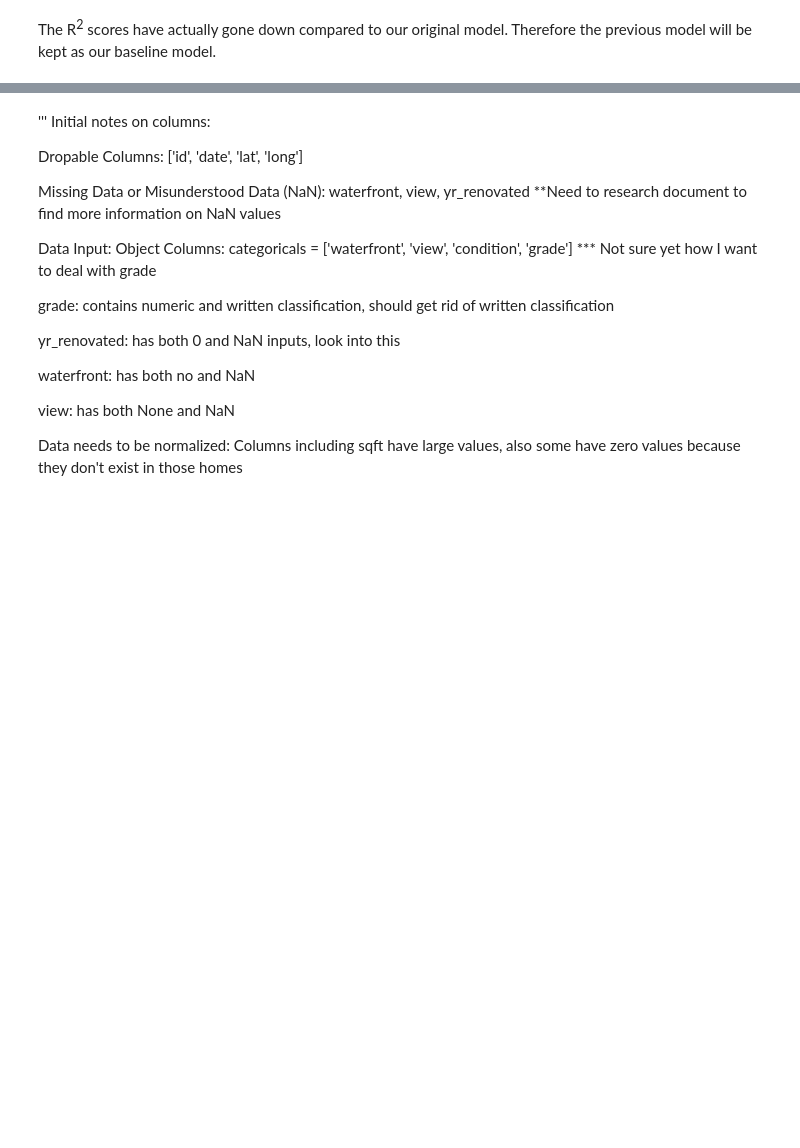
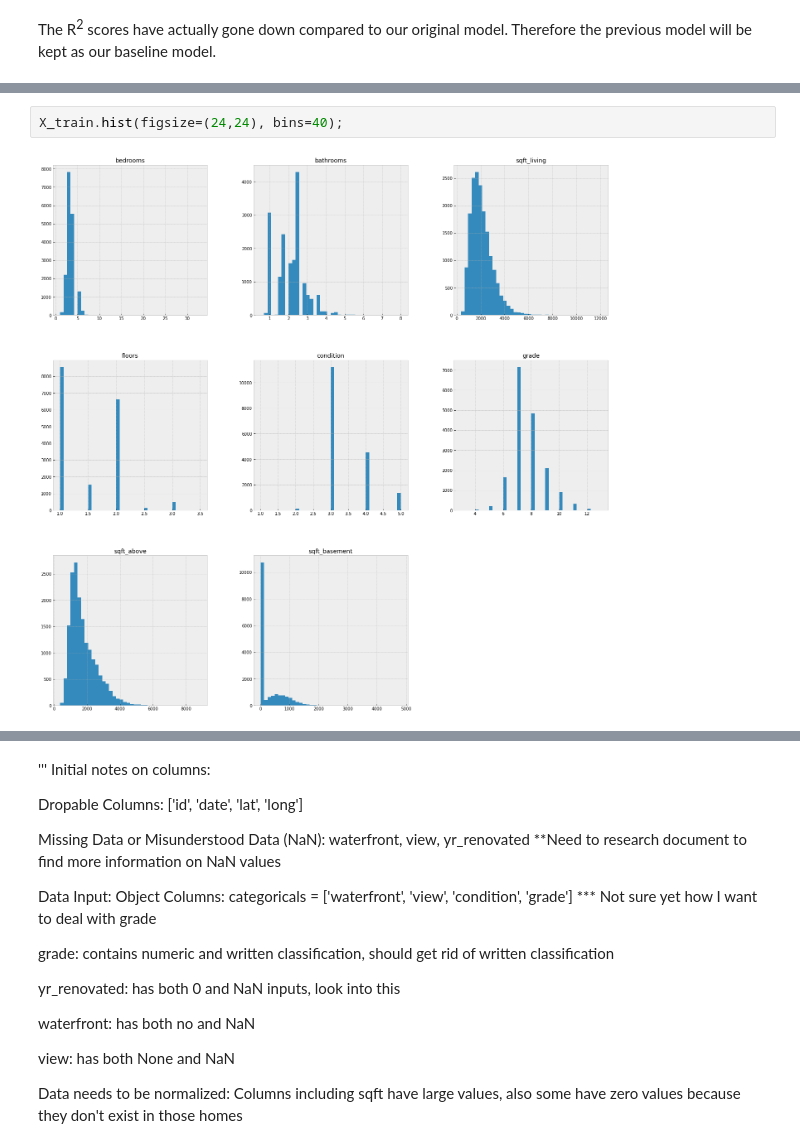
Before and after one commit to cschneck7/phase-2-project, a Jupyter notebook: EDA_notebook.ipynb, the cells around one changed output, grey strips where cells are left out. Drawn from its saved outputs; the diff is of its cells as text; blank space fills up the shorter version.

```diff
--- a/EDA_notebook.ipynb
+++ b/EDA_notebook.ipynb
@@ -396,0 +377,4 @@ linreg_base.intercept_
+# %%
+X_train.hist(figsize=(24,24), bins=40);
+# %% [output]
+[figure, added]
```
Also changed, not shown: parts of 16 cells of this notebook.
